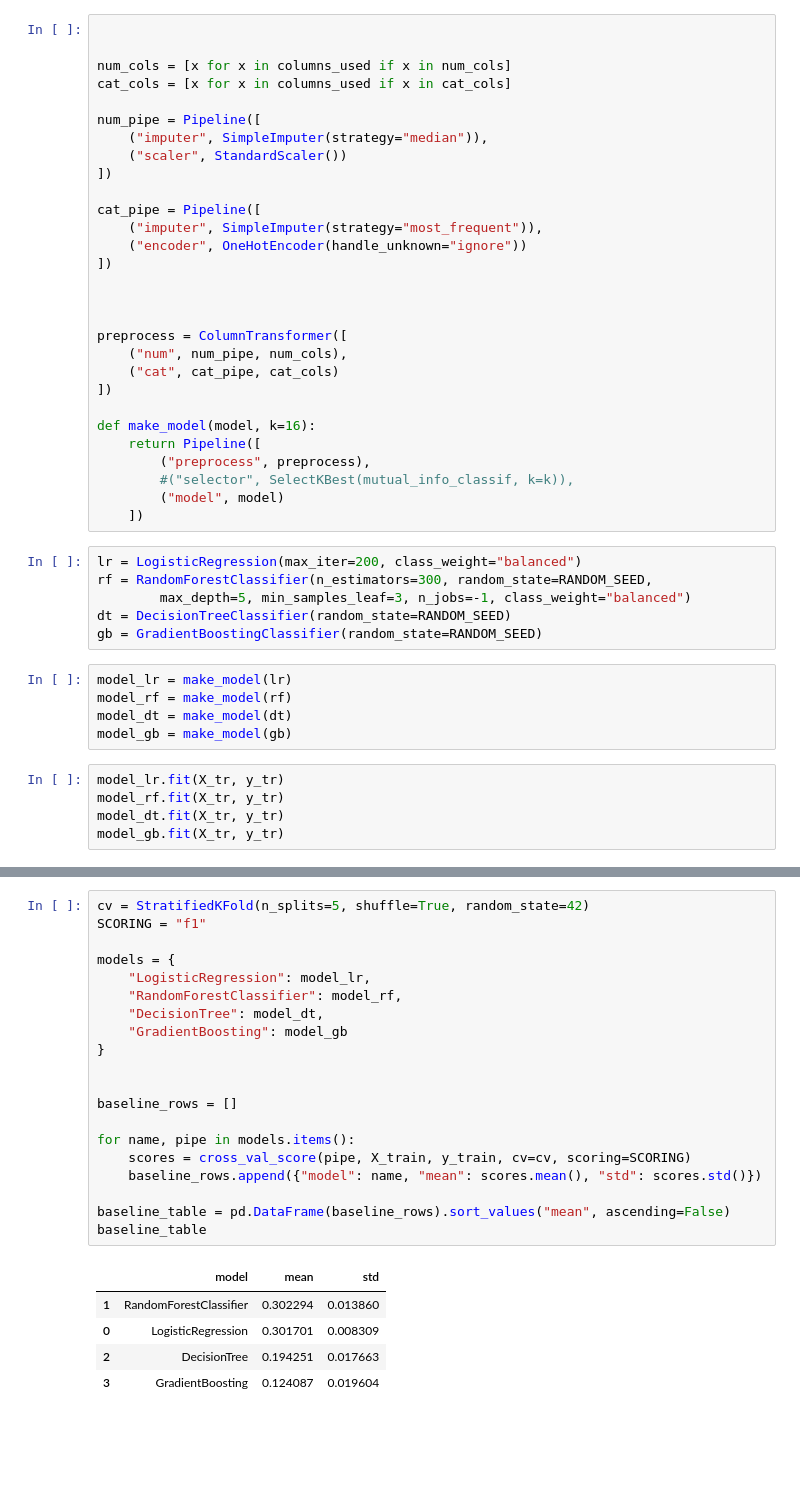
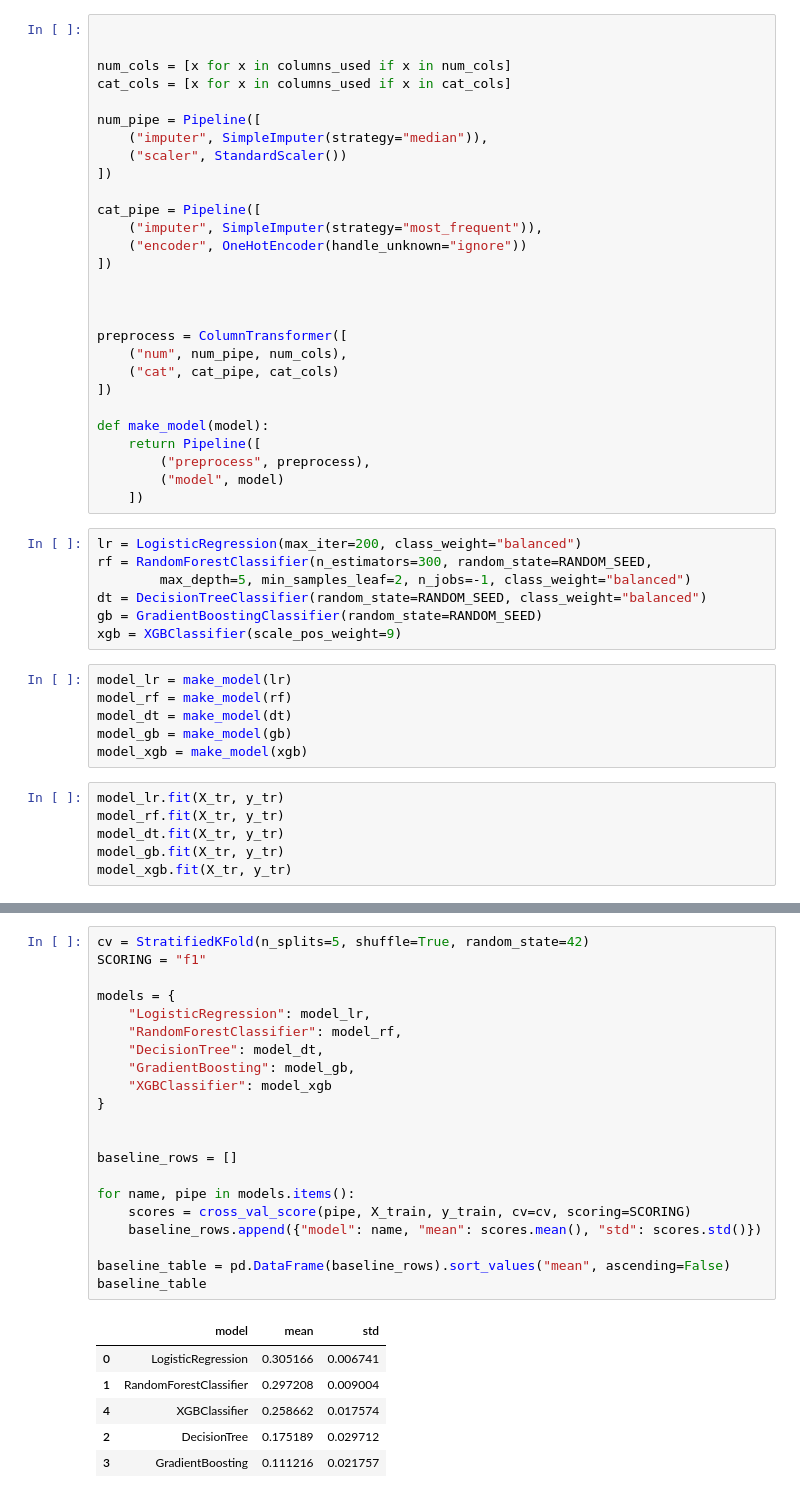
Before and after one commit to MagdalenaPersson/Marketplace_Safety, a Jupyter notebook: test.ipynb, the cells around one changed output, grey strips where cells are left out. Drawn from its saved outputs; the diff is of its cells as text; blank space fills up the shorter version.

```diff
--- a/test.ipynb
+++ b/test.ipynb
@@ -148,28 +141,30 @@ preprocess = ColumnTransformer([
     ("cat", cat_pipe, cat_cols)
 ])
 
-def make_model(model, k=16):
+def make_model(model):
     return Pipeline([
         ("preprocess", preprocess),
-        #("selector", SelectKBest(mutual_info_classif, k=k)),
         ("model", model)
     ])
 # %%
 lr = LogisticRegression(max_iter=200, class_weight="balanced")
 rf = RandomForestClassifier(n_estimators=300, random_state=RANDOM_SEED,
-        max_depth=5, min_samples_leaf=3, n_jobs=-1, class_weight="balanced")
-dt = DecisionTreeClassifier(random_state=RANDOM_SEED)
+        max_depth=5, min_samples_leaf=2, n_jobs=-1, class_weight="balanced")
+dt = DecisionTreeClassifier(random_state=RANDOM_SEED, class_weight="balanced")
 gb = GradientBoostingClassifier(random_state=RANDOM_SEED)
+xgb = XGBClassifier(scale_pos_weight=9)
 # %%
 model_lr = make_model(lr)
 model_rf = make_model(rf)
 model_dt = make_model(dt)
 model_gb = make_model(gb)
+model_xgb = make_model(xgb)
 # %%
 model_lr.fit(X_tr, y_tr)
 model_rf.fit(X_tr, y_tr)
 model_dt.fit(X_tr, y_tr)
 model_gb.fit(X_tr, y_tr)
+model_xgb.fit(X_tr, y_tr)
 # %% [output]
 Pipeline(steps=[('preprocess',
                  ColumnTransformer(transformers=[('num',
@@ -194,26 +243,28 @@ Pipeline(steps=[('preprocess',
 # %%
 cv = StratifiedKFold(n_splits=5, shuffle=True, random_state=42)
 SCORING = "f1"
 
 models = {
     "LogisticRegression": model_lr,
     "RandomForestClassifier": model_rf,
     "DecisionTree": model_dt,
-    "GradientBoosting": model_gb
+    "GradientBoosting": model_gb,
+    "XGBClassifier": model_xgb
 }
 
 
 baseline_rows = []
 
 for name, pipe in models.items():
     scores = cross_val_score(pipe, X_train, y_train, cv=cv, scoring=SCORING)
     baseline_rows.append({"model": name, "mean": scores.mean(), "std": scores.std()})
 
 baseline_table = pd.DataFrame(baseline_rows).sort_values("mean", ascending=False)
 baseline_table
 # %% [output]
 |  | model | mean | std |
-| 1 | RandomForestClassifier | 0.302294 | 0.013860 |
-| 0 | LogisticRegression | 0.301701 | 0.008309 |
-| 2 | DecisionTree | 0.194251 | 0.017663 |
-| 3 | GradientBoosting | 0.124087 | 0.019604 |
+| 0 | LogisticRegression | 0.305166 | 0.006741 |
+| 1 | RandomForestClassifier | 0.297208 | 0.009004 |
+| 4 | XGBClassifier | 0.258662 | 0.017574 |
+| 2 | DecisionTree | 0.175189 | 0.029712 |
+| 3 | GradientBoosting | 0.111216 | 0.021757 |
```
Also changed, not shown: parts of 20 cells of this notebook, 2 other files.
